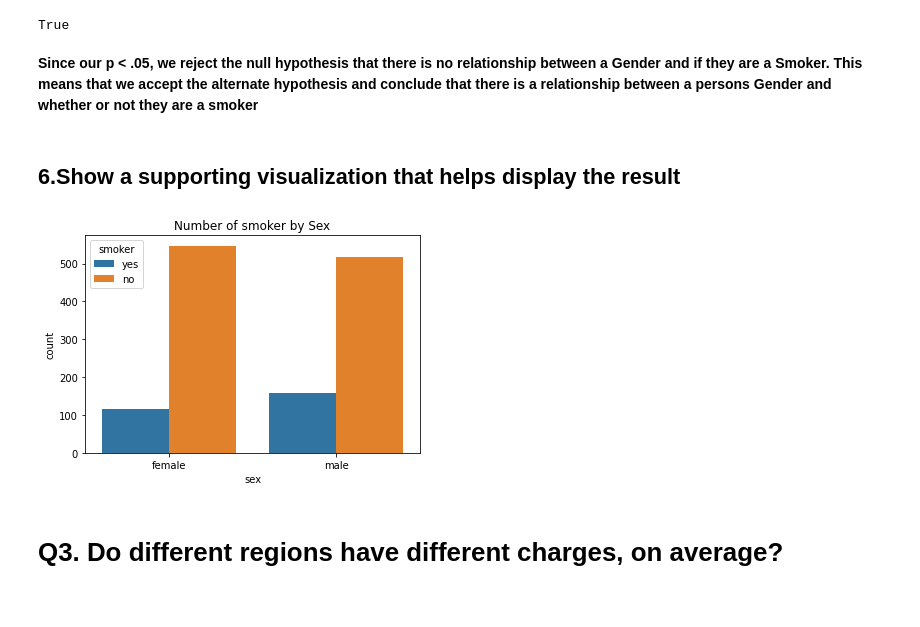
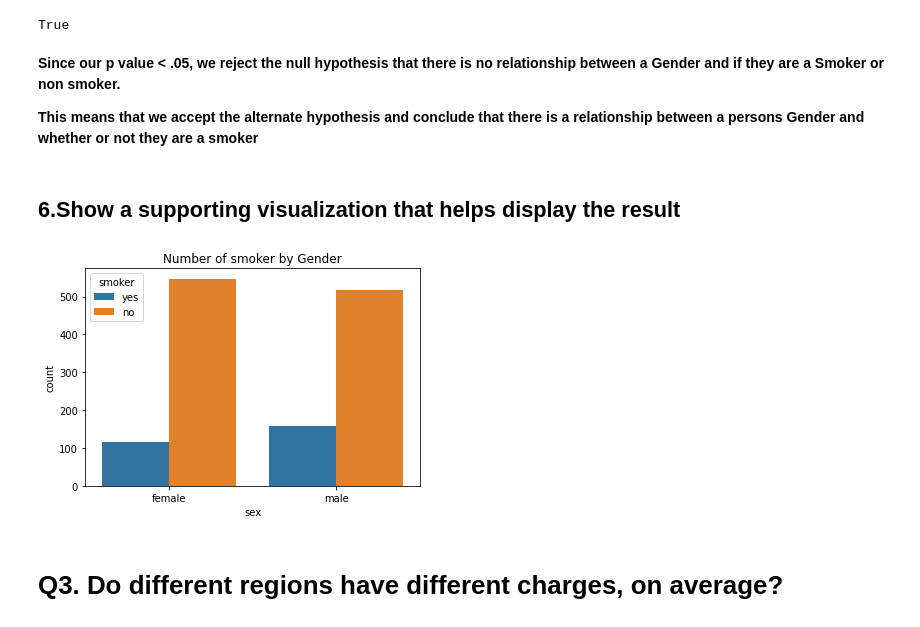
Before and after one commit to rdbhatkal/Hypothesis-Testing-with-Insurance-Data, a Jupyter notebook: Hypothesis Testing with Insurance Data.ipynb, the cells around one changed output. Saved outputs shown, nothing was run; the diff lists cells and outputs as text; code cells hidden in the pictures.

```diff
--- a/Hypothesis Testing with Insurance Data.ipynb
+++ b/Hypothesis Testing with Insurance Data.ipynb
@@ -227,16 +232,17 @@ p<.05
 0.006548143503580696
 True
 # %% [markdown]
-**Since our p < .05, we reject the null hypothesis that there is no relationship between a Gender and if they are a Smoker.
-This means that we accept the alternate hypothesis and conclude that there is a relationship between a persons Gender and whether or not they are a smoker**
+**Since our p value < .05, we reject the null hypothesis that there is no relationship between a Gender and if they are a Smoker or non smoker.**
+
+**This means that we accept the alternate hypothesis and conclude that there is a relationship between a persons Gender and whether or not they are a smoker**
 # %% [markdown]
 ## 6.Show a supporting visualization that helps display the result
 # %%
 # let's visualize smokers by sex
 ax = sns.countplot(data=df, x='sex',hue='smoker',)
-ax.set_title("Number of smoker by Sex");
+ax.set_title("Number of smoker by Gender");
 # %% [output]
-[figure, old version]
+[figure, new version]
 # %% [markdown]
 # Q3. Do different regions have different charges, on average?
 # %% [markdown]
```
Also changed, not shown: parts of 19 cells of this notebook.
